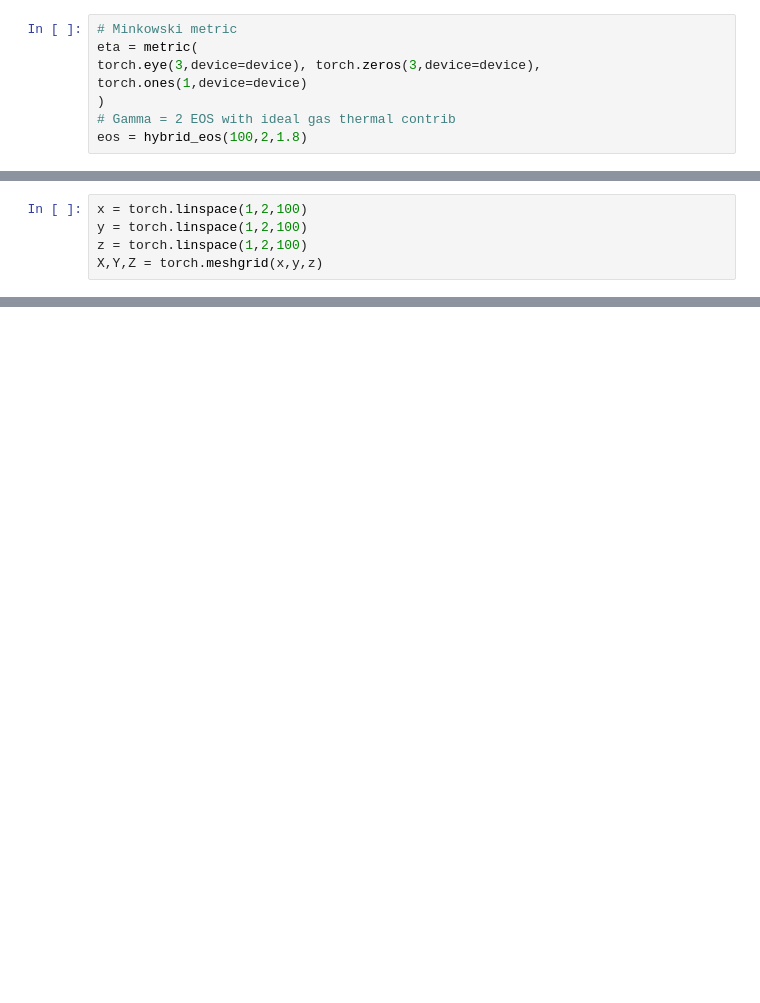
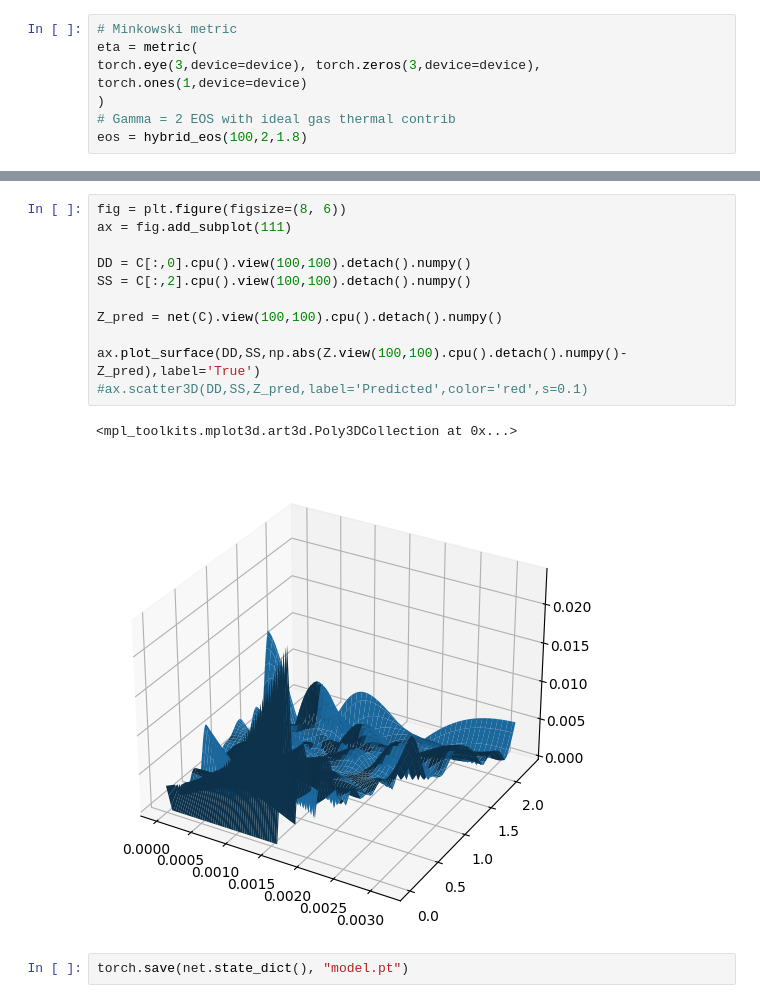
Before and after one commit to carlomusolino/c2p_ML, a Jupyter notebook: c2p_ML_oned.ipynb, the cells around one changed output, grey strips where cells are left out. Cells and saved outputs as stored; diff of their text form; blank space fills up the shorter version.

```diff
--- a/c2p_ML_oned.ipynb
+++ b/c2p_ML_oned.ipynb
@@ -288,5 +455,0 @@ ax.legend()
-# %%
-x = torch.linspace(1,2,100)
-y = torch.linspace(1,2,100)
-z = torch.linspace(1,2,100)
-X,Y,Z = torch.meshgrid(x,y,z)
@@ -292,0 +510,16 @@ X,Y,Z = torch.meshgrid(x,y,z)
+# %%
+fig = plt.figure(figsize=(8, 6))
+ax = fig.add_subplot(111)
+
+DD = C[:,0].cpu().view(100,100).detach().numpy()
+SS = C[:,2].cpu().view(100,100).detach().numpy()
+
+Z_pred = net(C).view(100,100).cpu().detach().numpy()
+
+ax.plot_surface(DD,SS,np.abs(Z.view(100,100).cpu().detach().numpy()-Z_pred),label='True')
+#ax.scatter3D(DD,SS,Z_pred,label='Predicted',color='red',s=0.1)
+# %% [output]
+<mpl_toolkits.mplot3d.art3d.Poly3DCollection at 0x...>
+[figure, added]
+# %%
+torch.save(net.state_dict(), "model.pt")
```
Also changed, not shown: parts of 34 cells of this notebook, 26 other files.
